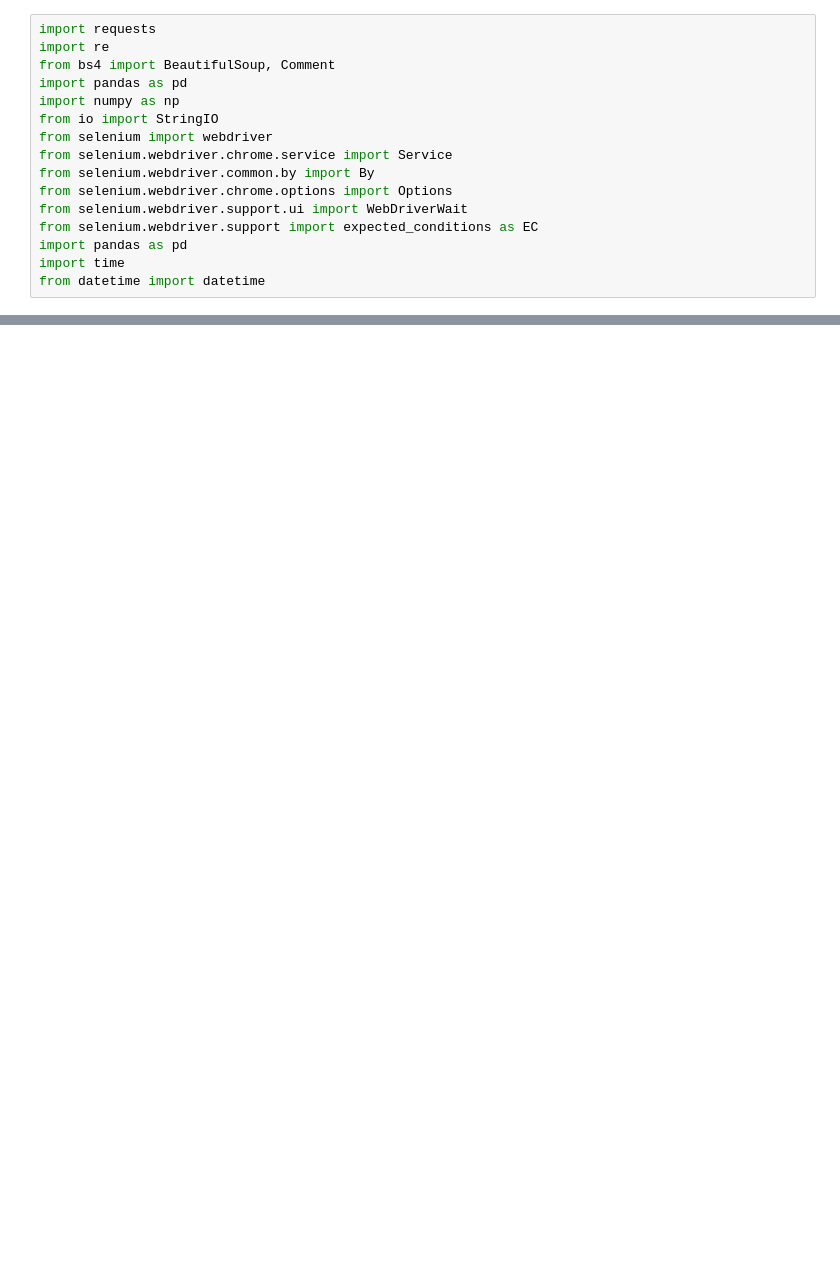
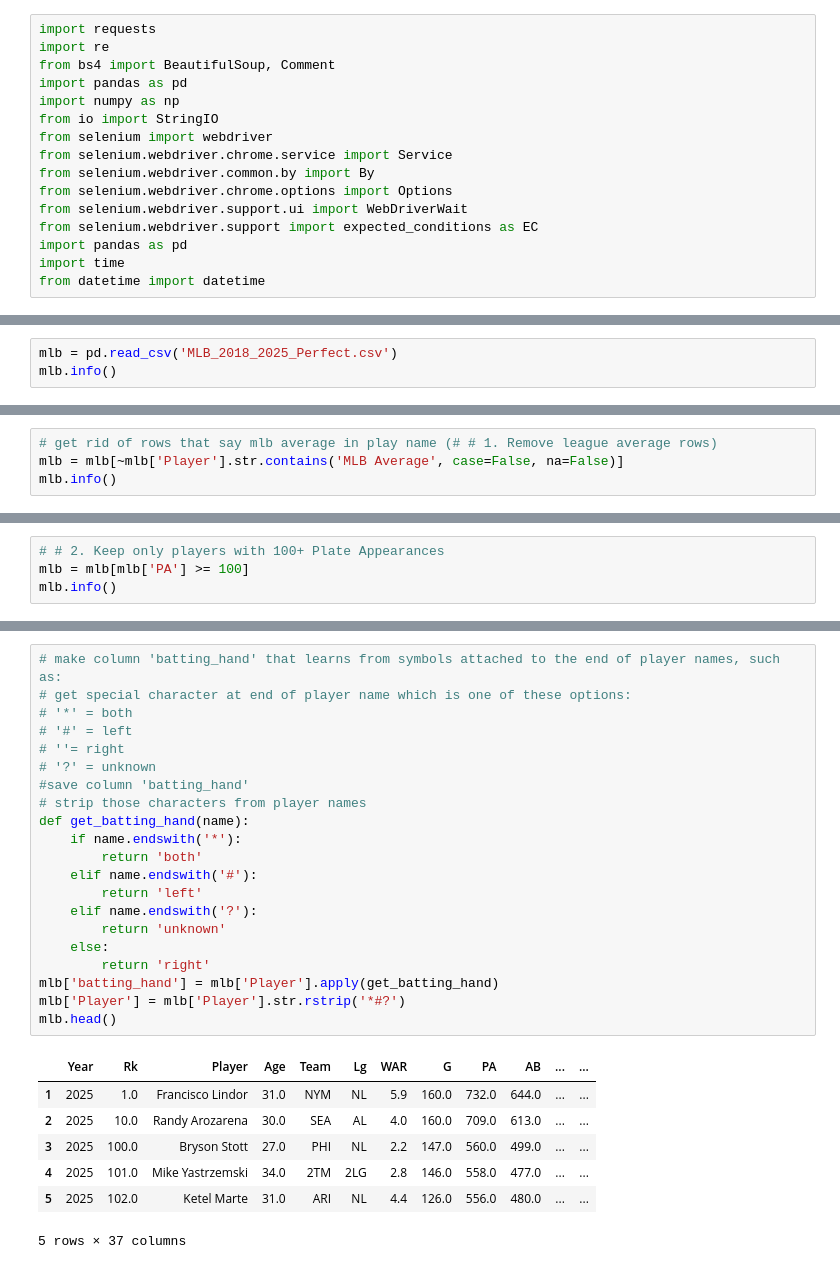
Before and after one commit to cottonjenn/baseball_salary_performance, a Jupyter notebook: webscraping.ipynb, the cells around one changed output, grey strips where cells are left out. Drawn from its saved outputs; the diff is of its cells as text; blank space fills up the shorter version.

```diff
--- a/webscraping.ipynb
+++ b/webscraping.ipynb
@@ -28,0 +186,3 @@ soup.title.string
+# %%
+mlb = pd.read_csv('MLB_2018_2025_Perfect.csv')
+mlb.info()
@@ -28,0 +207,4 @@ soup.title.string
+# %%
+# get rid of rows that say mlb average in play name (# # 1. Remove league average rows)
+mlb = mlb[~mlb['Player'].str.contains('MLB Average', case=False, na=False)]
+mlb.info()
@@ -28,0 +229,4 @@ soup.title.string
+# %%
+# # 2. Keep only players with 100+ Plate Appearances
+mlb = mlb[mlb['PA'] >= 100]
+mlb.info()
@@ -28,0 +251,29 @@ soup.title.string
+# %%
+# make column 'batting_hand' that learns from symbols attached to the end of player names, such as:
+# get special character at end of player name which is one of these options:
+# '*' = both
+# '#' = left
+# ''= right
+# '?' = unknown
+#save column 'batting_hand'
+# strip those characters from player names
+def get_batting_hand(name):
+    if name.endswith('*'):
+        return 'both'
+    elif name.endswith('#'):
+        return 'left'
+    elif name.endswith('?'):
+        return 'unknown'
+    else:
+        return 'right'
+mlb['batting_hand'] = mlb['Player'].apply(get_batting_hand)
+mlb['Player'] = mlb['Player'].str.rstrip('*#?')
+mlb.head()
+# %% [output]
+|  | Year | Rk | Player | Age | Team | Lg | WAR | G | PA | AB | ... | ... |
+| 1 | 2025 | 1.0 | Francisco Lindor | 31.0 | NYM | NL | 5.9 | 160.0 | 732.0 | 644.0 | ... | ... |
+| 2 | 2025 | 10.0 | Randy Arozarena | 30.0 | SEA | AL | 4.0 | 160.0 | 709.0 | 613.0 | ... | ... |
+| 3 | 2025 | 100.0 | Bryson Stott | 27.0 | PHI | NL | 2.2 | 147.0 | 560.0 | 499.0 | ... | ... |
+| 4 | 2025 | 101.0 | Mike Yastrzemski | 34.0 | 2TM | 2LG | 2.8 | 146.0 | 558.0 | 477.0 | ... | ... |
+| 5 | 2025 | 102.0 | Ketel Marte | 31.0 | ARI | NL | 4.4 | 126.0 | 556.0 | 480.0 | ... | ... |
+5 rows × 37 columns
```
Also changed, not shown: parts of 13 cells of this notebook, 6 other files.
